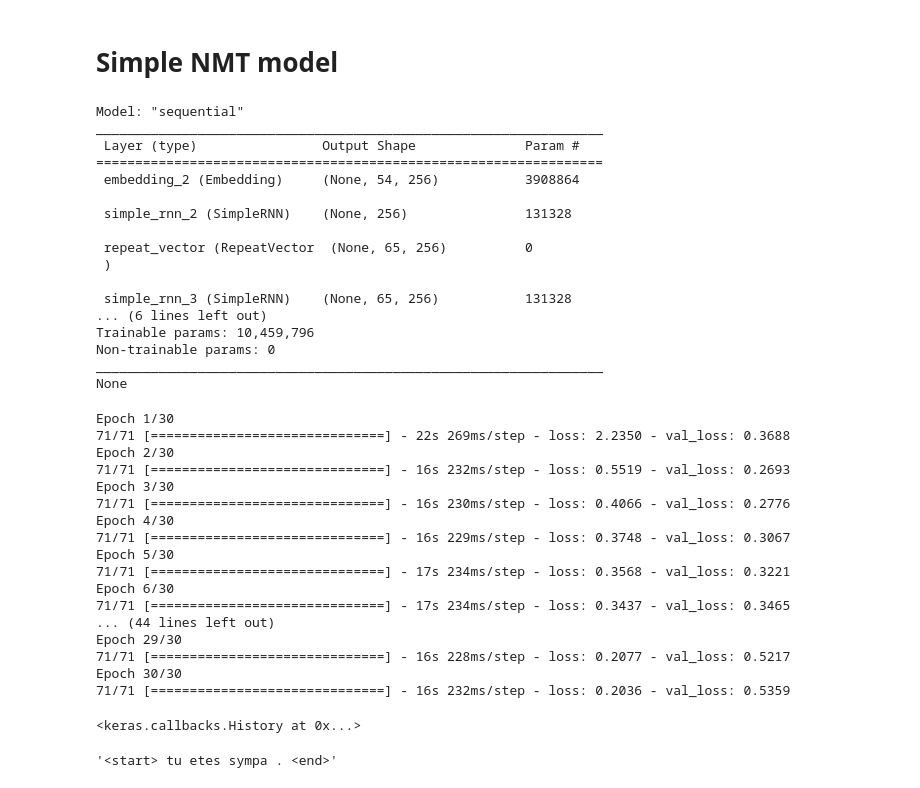
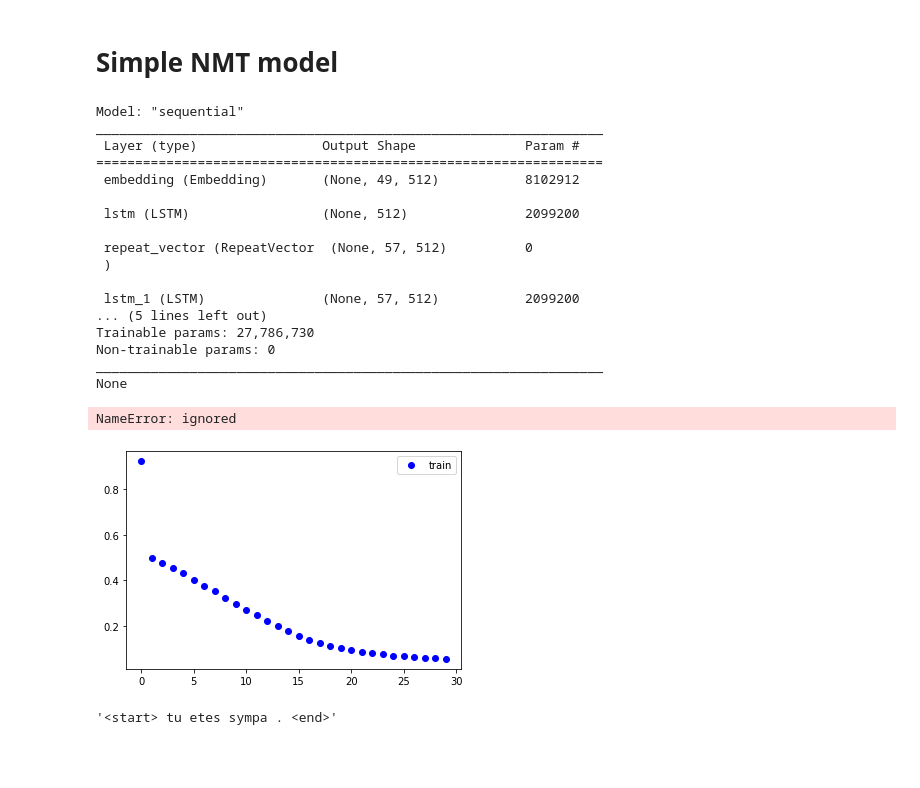
Before and after one commit to khiemnguyen22/machine-translation, a Jupyter notebook: final_project_birnn.ipynb, the cells around one changed output. Drawn from its saved outputs; the diff is of its cells as text; code cells hidden in the pictures; blank space fills up the shorter version.

```diff
--- a/final_project_birnn.ipynb
+++ b/final_project_birnn.ipynb
@@ -276,58 +292,55 @@ from keras.models import Sequential
 from keras.layers import LSTM, Dense, Embedding, RepeatVector, TimeDistributed, SimpleRNN
 from keras.callbacks import ModelCheckpoint
 # %%
-def define_model(src_vocab, tar_vocab, src_timesteps, tar_timesteps, n_units):
-	model = Sequential()
-	model.add(Embedding(src_vocab, n_units, input_length=src_timesteps, mask_zero=True))
-	model.add(SimpleRNN(n_units))
-	model.add(RepeatVector(tar_timesteps))
-	model.add(SimpleRNN(n_units, return_sequences=True))
-	model.add(TimeDistributed(Dense(tar_vocab, activation='softmax')))
-	return model
+def build_model(in_vocab, out_vocab, in_timesteps, out_timesteps, units):
+    model = Sequential()
+    model.add(Embedding(in_vocab, units, input_length=in_timesteps, mask_zero=True))
+    model.add(LSTM(units))
+    model.add(RepeatVector(out_timesteps))
+    model.add(LSTM(units, return_sequences=True))
+    model.add(Dense(out_vocab, activation='softmax'))
+    return model
 # %%
-model = define_model(en_vocab_size, fr_vocab_size, en_length, fr_length, 256)
-model.compile(optimizer='adam', loss='categorical_crossentropy')
+model = build_model(en_vocab_size, fr_vocab_size, en_length, fr_length, 512)
+model.compile(optimizer='adam', loss='sparse_categorical_crossentropy')
 print(model.summary())
 # %% [output]
 Model: "sequential"
 _________________________________________________________________
  Layer (type)                Output Shape              Param #
 =================================================================
- embedding_2 (Embedding)     (None, 54, 256)           3908864
+ embedding (Embedding)       (None, 49, 512)           8102912
 
- simple_rnn_2 (SimpleRNN)    (None, 256)               131328
+ lstm (LSTM)                 (None, 512)               2099200
 
- repeat_vector (RepeatVector  (None, 65, 256)          0
+ repeat_vector (RepeatVector  (None, 57, 512)          0
  )
 
- simple_rnn_3 (SimpleRNN)    (None, 65, 256)           131328
-... (6 lines left out)
-Trainable params: 10,459,796
+ lstm_1 (LSTM)               (None, 57, 512)           2099200
+... (5 lines left out)
+Trainable params: 27,786,730
 Non-trainable params: 0
 _________________________________________________________________
 None
 # %%
-# checkpoint = ModelCheckpoint(filename, monitor='val_loss', verbose=1, save_best_only=True, mode='min')
-model.fit(trainX, trainY1, epochs=30, batch_size=64, validation_data=(testX, testY1))
+filename = 'model.h1.24_jan_20'
+checkpoint = ModelCheckpoint(filename, monitor='val_loss', verbose=1, save_best_only=True, mode='min')
+
+history = model.fit(trainX, trainY.reshape(trainY.shape[0], trainY.shape[1], 1),
+          epochs=30, batch_size=512,
+          validation_split = 0.05,
+          callbacks=[checkpoint], verbose=1)
 # %% [output]
-Epoch 1/30
-71/71 [==============================] - 22s 269ms/step - loss: 2.2350 - val_loss: 0.3688
-Epoch 2/30
-71/71 [==============================] - 16s 232ms/step - loss: 0.5519 - val_loss: 0.2693
-Epoch 3/30
-71/71 [==============================] - 16s 230ms/step - loss: 0.4066 - val_loss: 0.2776
-Epoch 4/30
-71/71 [==============================] - 16s 229ms/step - loss: 0.3748 - val_loss: 0.3067
-Epoch 5/30
-71/71 [==============================] - 17s 234ms/step - loss: 0.3568 - val_loss: 0.3221
-Epoch 6/30
-71/71 [==============================] - 17s 234ms/step - loss: 0.3437 - val_loss: 0.3465
-... (44 lines left out)
-Epoch 29/30
-71/71 [==============================] - 16s 228ms/step - loss: 0.2077 - val_loss: 0.5217
-Epoch 30/30
-71/71 [==============================] - 16s 232ms/step - loss: 0.2036 - val_loss: 0.5359
+NameError: ignored
-<keras.callbacks.History at 0x...>
+# %%
+import matplotlib.pyplot as plt
+
+plt.plot(history.history['loss'], 'bo')
+# plt.plot(history.history['val_loss'])
+plt.legend(['train','validation'])
+plt.show()
+# %% [output]
+[figure, added]
 # %%
 model.save('translate_en_fr.h5')
 # %%
```
Also changed, not shown: parts of 4 cells of this notebook, 1 other file.
